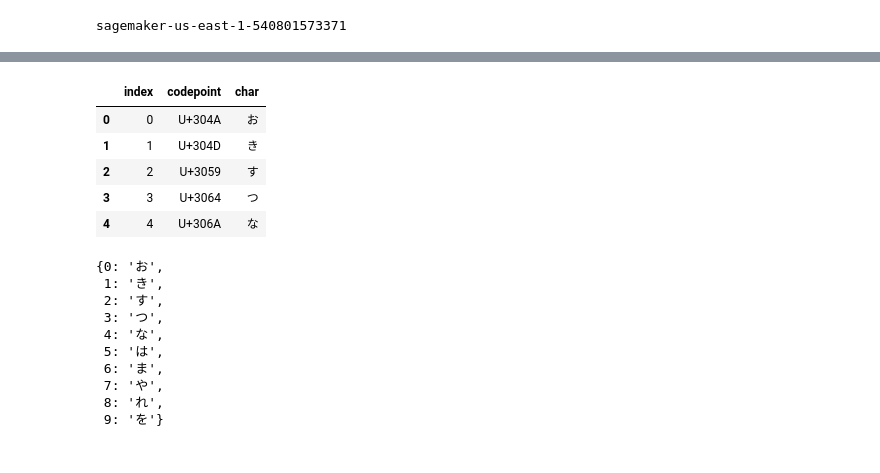
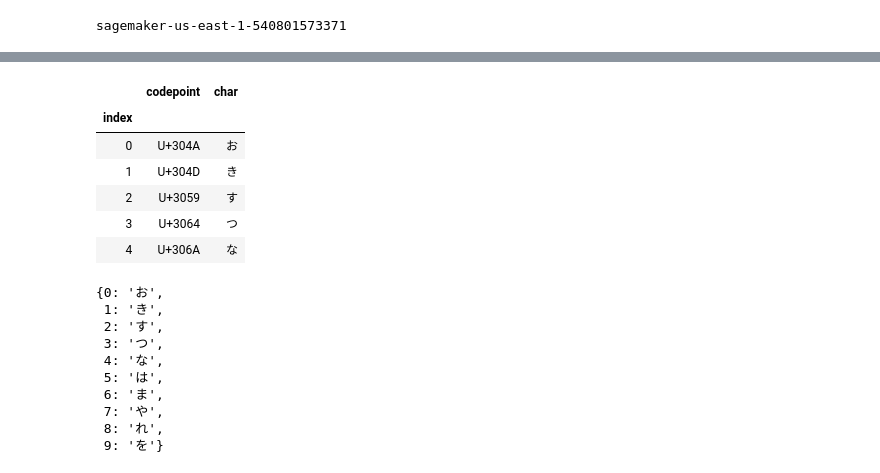
Before and after one commit to stmsy/sagemaker, a Jupyter notebook: examples/notebooks/kmnist_cnn.ipynb, the cells around one changed output, grey strips where cells are left out. Drawn from its saved outputs; the diff is of its cells as text; code cells hidden in the pictures.

Commit message:
Enable to classify KMNIST dataset

```diff
--- a/examples/notebooks/kmnist_cnn.ipynb
+++ b/examples/notebooks/kmnist_cnn.ipynb
@@ -77,0 +106,2 @@ sagemaker-us-east-1-540801573371
+# %%
+CLASSMAP_CSV = KMNIST_DATA_DIR.joinpath('kmnist_classmap.csv')
@@ -78,11 +124,13 @@ sagemaker-us-east-1-540801573371
 # %%
-df_classes = pd.read_csv(CLASSMAP)
+df_classes = pd.read_csv(CLASSMAP_CSV).set_index('index')
+
 df_classes.head()
 # %% [output]
-|  | index | codepoint | char |
-| 0 | 0 | U+304A | お |
-| 1 | 1 | U+304D | き |
-| 2 | 2 | U+3059 | す |
-| 3 | 3 | U+3064 | つ |
-| 4 | 4 | U+306A | な |
+|  | codepoint | char |
+| index |  |  |
+| 0 | U+304A | お |
+| 1 | U+304D | き |
+| 2 | U+3059 | す |
+| 3 | U+3064 | つ |
+| 4 | U+306A | な |
 # %%
```
Also changed, not shown: parts of 53 cells of this notebook.
